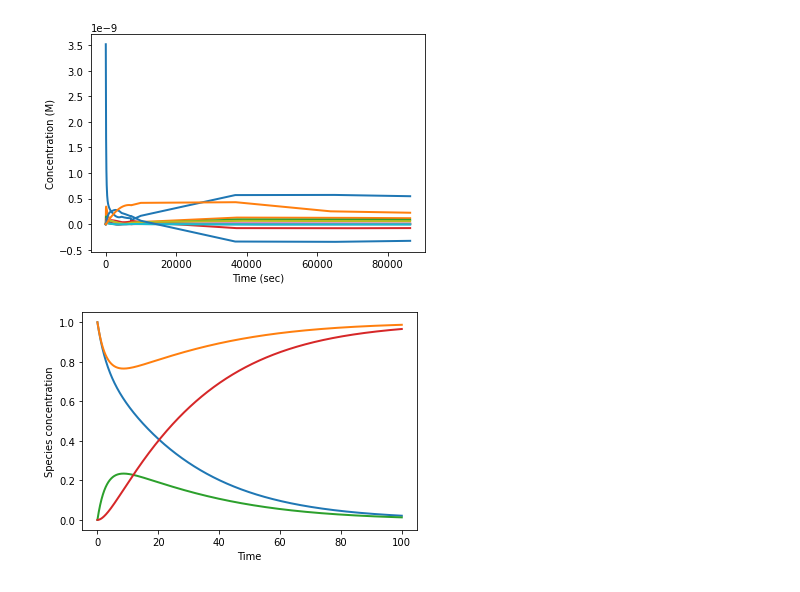
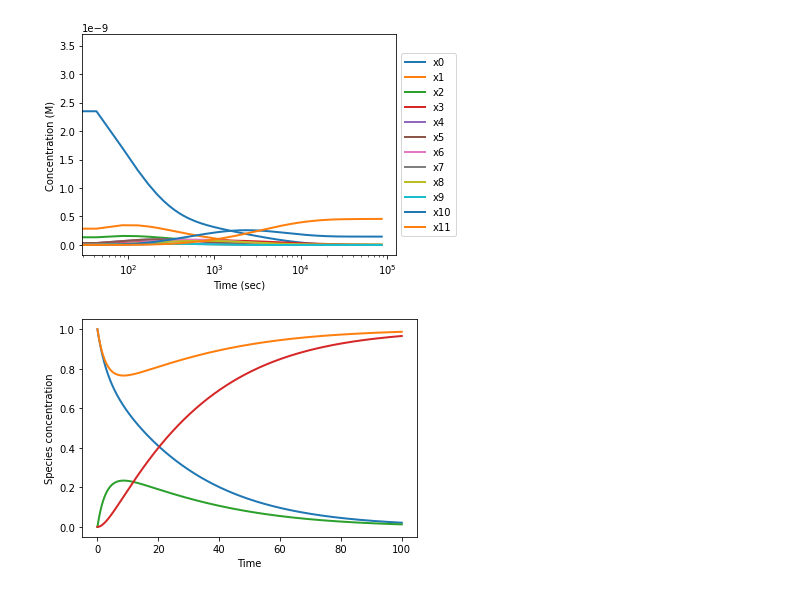
Before and after one commit to llagunes-324B21/Persephone_SR, a Jupyter notebook: March_2022/LL_SR_03202022.ipynb, the cells around one changed output. Cells and saved outputs as stored; diff of their text form; code cells hidden in the pictures.

Commit message:
plot time course with small tols -LL

```diff
--- a/March_2022/LL_SR_03202022.ipynb
+++ b/March_2022/LL_SR_03202022.ipynb
@@ -84,7 +84,7 @@ def stackedTrimer(states, t):
     # keff(i,j)= kOn*(kd1)^i*(kd2)^j*ℯ^(-(i+j-1)*9/0.6)
     # list of odes
     dx_0 = - 2*kOn*0.5*x[0]*x[0] + 1*keff(1,0)*x[1] - 2*kOn*0.5*x[0]*x[0] + 1*keff(1,0)*x[1] - 1*kOn*0.5*x[0]*x[0] + 1*keff(0,1)*x[2] - 1*kOn*0.5*x[0]*x[0] + 1*keff(0,1)*x[2] - 1*kOn*1*x[0]*x[1] + 3*keff(2,0)*x[3] - 1*kOn*1*x[0]*x[1] + 1*keff(0,1)*x[4] - 1*kOn*1*x[0]*x[1] + 1*keff(0,1)*x[5] - 2*kOn*1*x[0]*x[2] + 1*keff(1,0)*x[5] - 2*kOn*1*x[0]*x[2] + 1*keff(1,0)*x[4] - 3*kOn*1*x[0]*x[3] + 1*keff(0,1)*x[6] - 1*kOn*1*x[0]*x[4] + 1*keff(2,0)*x[6] - 1*kOn*1*x[0]*x[4] + 2*keff(1,0)*x[7] - 1*kOn*1*x[0]*x[4] + 2*keff(1,1)*x[8] - 1*kOn*1*x[0]*x[5] + 1*keff(2,0)*x[6] - 1*kOn*1*x[0]*x[5] + 2*keff(1,1)*x[8] - 1*kOn*1*x[0]*x[5] + 2*keff(1,0)*x[9] - 2*kOn*1*x[0]*x[6] + 2*keff(1,1)*x[10] - 2*kOn*1*x[0]*x[7] + 1*keff(2,1)*x[10] - 2*kOn*1*x[0]*x[8] + 1*keff(2,0)*x[10] - 2*kOn*1*x[0]*x[9] + 1*keff(2,1)*x[10] - 1*kOn*1*x[0]*x[10] + 6*keff(2,1)*x[11]
-    dx_1 = + 2*kOn*0.5*x[0]*x[0] - 1*keff(1,0)*x[1] - 1*kOn*1*x[0]*x[1] + 3*keff(2,0)*x[3] - 1*kOn*1*x[0]*x[1] + 1*keff(0,1)*x[4] - 1*kOn*1*x[0]*x[1] + 1*keff(0,1)*x[5] - 1*kOn*0.5*x[1]*x[1] + 1*keff(0,2)*x[8] - 1*kOn*0.5*x[1]*x[1] + 1*keff(0,2)*x[8] - 1*kOn*0.5*x[1]*x[1] + 1*keff(0,1)*x[9] - 1*kOn*0.5*x[1]*x[1] + 1*keff(0,1)*x[9] - 1*kOn*0.5*x[1]*x[10] + 1*keff(0,1)*x[7] - 1*kOn*0.5*x[1]*x[1] + 1*keff(0,1)*x[7] - 2*kOn*1*x[1]*x[2] + 1*keff(2,0)*x[6] - 3*kOn*1*x[1]*x[3] + 1*keff(0,2)*x[10] - 1*kOn*1*x[1]*x[4] + 1*keff(2,1)*x[10] - 1*kOn*1*x[1]*x[5] + 1*keff(2,1)*x[10] - 1*kOn*1*x[1]*x[6] + 6*keff(2,2)*x[11]
+    dx_1 = + 2*kOn*0.5*x[0]*x[0] - 1*keff(1,0)*x[1] - 1*kOn*1*x[0]*x[1] + 3*keff(2,0)*x[3] - 1*kOn*1*x[0]*x[1] + 1*keff(0,1)*x[4] - 1*kOn*1*x[0]*x[1] + 1*keff(0,1)*x[5] - 1*kOn*0.5*x[1]*x[1] + 1*keff(0,2)*x[8] - 1*kOn*0.5*x[1]*x[1] + 1*keff(0,2)*x[8] - 1*kOn*0.5*x[1]*x[1] + 1*keff(0,1)*x[9] - 1*kOn*0.5*x[1]*x[1] + 1*keff(0,1)*x[9] - 1*kOn*0.5*x[1]*x[1] + 1*keff(0,1)*x[7] - 1*kOn*0.5*x[1]*x[1] + 1*keff(0,1)*x[7] - 2*kOn*1*x[1]*x[2] + 1*keff(2,0)*x[6] - 3*kOn*1*x[1]*x[3] + 1*keff(0,2)*x[10] - 1*kOn*1*x[1]*x[4] + 1*keff(2,1)*x[10] - 1*kOn*1*x[1]*x[5] + 1*keff(2,1)*x[10] - 1*kOn*1*x[1]*x[6] + 6*keff(2,2)*x[11]
     dx_2 = + 1*kOn*0.5*x[0]*x[0] - 1*keff(0,1)*x[2] - 2*kOn*1*x[0]*x[2] + 1*keff(1,0)*x[5] - 2*kOn*1*x[0]*x[2] + 1*keff(1,0)*x[4] - 2*kOn*1*x[1]*x[2] + 1*keff(2,0)*x[6] - 4*kOn*0.5*x[2]*x[2] + 1*keff(2,0)*x[8] - 4*kOn*0.5*x[2]*x[2] + 1*keff(2,0)*x[8] - 2*kOn*1*x[2]*x[4] + 1*keff(3,0)*x[10] - 2*kOn*1*x[2]*x[5] + 1*keff(3,0)*x[10] - 2*kOn*1*x[2]*x[8] + 3*keff(4,0)*x[11]
     dx_3 = + 1*kOn*1*x[0]*x[1] - 3*keff(2,0)*x[3] - 3*kOn*1*x[0]*x[3] + 1*keff(0,1)*x[6] - 3*kOn*1*x[1]*x[3] + 1*keff(0,2)*x[10] - 3*kOn*0.5*x[3]*x[3] + 1*keff(0,3)*x[11] - 3*kOn*0.5*x[3]*x[3] + 1*keff(0,3)*x[11]
     dx_4 = + 1*kOn*1*x[0]*x[1] - 1*keff(0,1)*x[4] + 2*kOn*1*x[0]*x[2] - 1*keff(1,0)*x[4] - 1*kOn*1*x[0]*x[4] + 1*keff(2,0)*x[6] - 1*kOn*1*x[0]*x[4] + 2*keff(1,0)*x[7] - 1*kOn*1*x[0]*x[4] + 2*keff(1,1)*x[8] - 1*kOn*1*x[1]*x[4] + 1*keff(2,1)*x[10] - 2*kOn*1*x[2]*x[4] + 1*keff(3,0)*x[10] - 1*kOn*0.5*x[4]*x[4] + 3*keff(4,1)*x[11] - 1*kOn*0.5*x[4]*x[4] + 3*keff(4,1)*x[11]
@@ -101,37 +101,43 @@ def stackedTrimer(states, t):
     return states_prime
 # %%
 # ---------------------------------------------------
-# --- example form EJD ---
+# --- Stacked trimer  ---
 # ---------------------------------------------------
 
 # --- PARAMETERS ---
 # List of fixed parameters
 kOn = 10**6
 δ = 0 # degradation rate parameter
 Q = 0 # synthesis rate parameter
 
 
 # List of parameters that will be explored
 IC_1 = 3.52*10**-9;
 kd1 = 10**-9 # binding affinity WITHIN rings (intra)
 kd2 = 10**-9 # binding affinity BETWEEN rings (inter)
 
 states_0 = [IC_1,0.0, 0.0,0.0, 0.0,0.0, 0.0,0.0, 0.0,0.0, 0.0,0.0]
 # parametersList= [kOn,δ,Q, kd1,kd2]
 
 # To intgrate ODEs, we need a vector for time
 # Note that the units on t are in seconds
 tEnd = 86400 # 24hrs
 t = np.linspace(0,tEnd,2000)
 # Now, integrate the ODEs and put the results in \"solution\"
-solution = odeint(stackedTrimer,states_0,t)
+solution = odeint(stackedTrimer,states_0,t,rtol = 1e-12, atol = 1e-12)
 
-plt.plot(t,solution,'-',linewidth=2)
+plt.semilogx(t,solution,'-',linewidth=2)
+
 plt.xlabel('Time (sec)')
 plt.ylabel('Concentration (M)')
-plt.show()
+plt.legend(('x0','x1', 'x2','x3', 'x4','x5', 'x6','x7', 'x8','x9', 'x10','x11'),loc='center left', bbox_to_anchor=(1, 0.5))
+#plt.show()
+
+#
+plt.tight_layout()
+plt.savefig('LL_SR_python_tolsLog_0322.png')
 # %% [output]
-[figure, old version]
+[figure, new version]
 # %%
 # ---------------------------------------------------
 # --- Michaelis-Menten example ---
```
